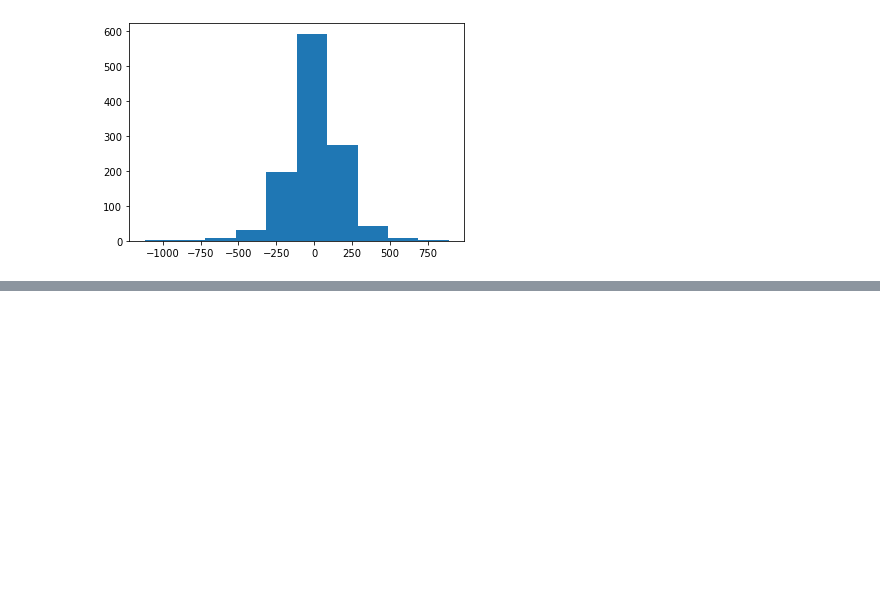
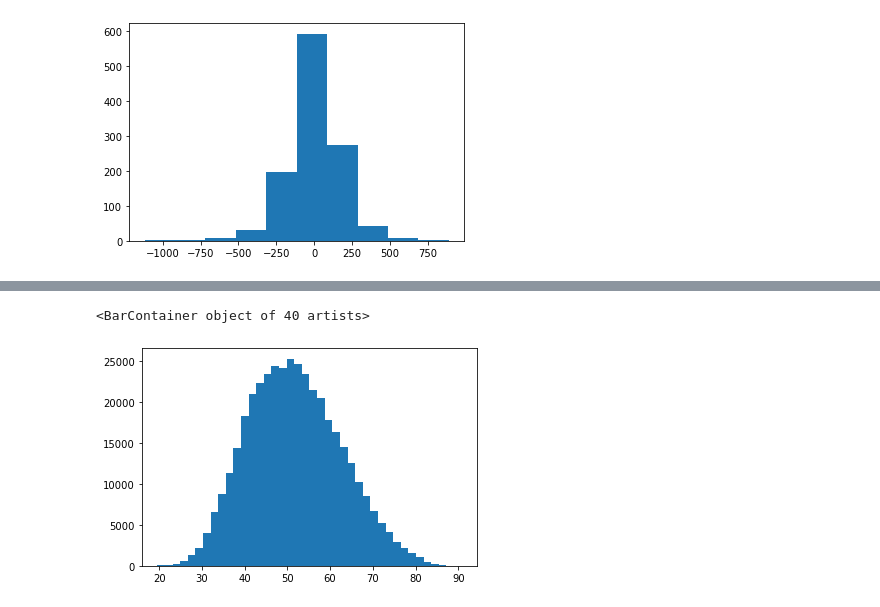
Before and after one commit to rgilman33/bespoke, a Jupyter notebook: nb/4_viz_sim.ipynb, the cells around one changed output, grey strips where cells are left out. Saved outputs shown, nothing was run; the diff lists cells and outputs as text; code cells hidden in the pictures; blank space fills up the shorter version.

```diff
--- a/nb/4_viz_sim.ipynb
+++ b/nb/4_viz_sim.ipynb
@@ -164,3 +161,8 @@ plt.hist(all_targets.flatten(), bins=40)[2]
+# %%
+plt.hist(all_aux[:,:,2].flatten(), bins=40)[2]
+# %% [output]
+<BarContainer object of 40 artists>
+[figure, added]
 # %%
 plt.hist(all_aux[:,:,2].flatten(), bins=40)[2]
 # %% [output]
```
Also changed, not shown: parts of 12 cells of this notebook, 4 other files.
